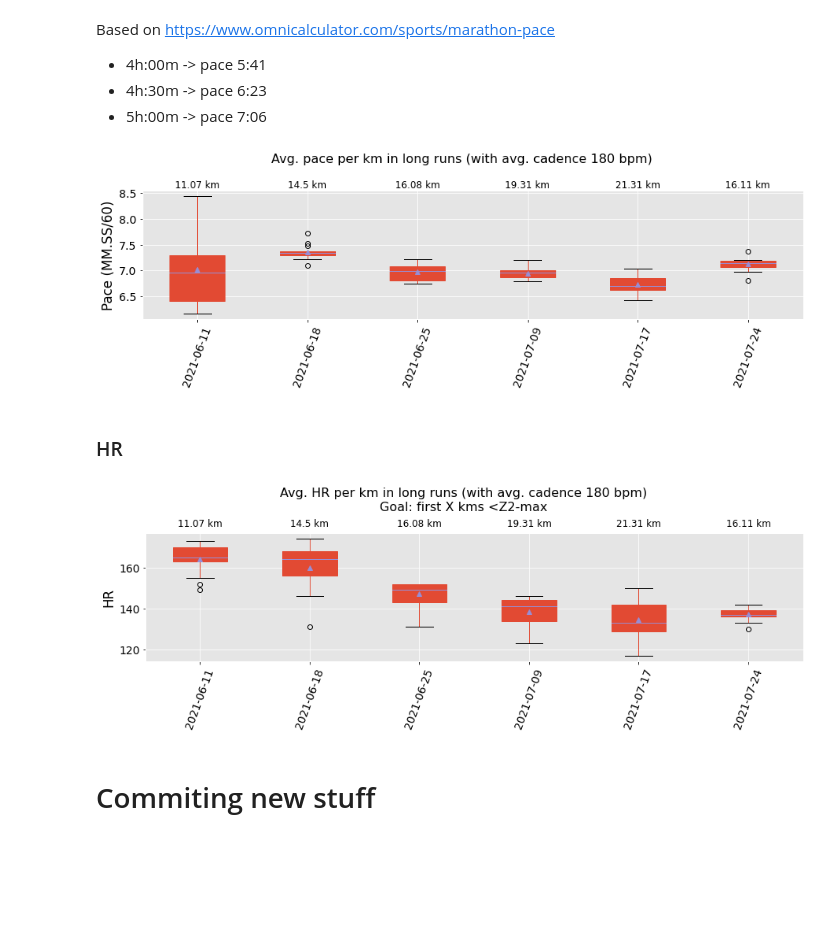
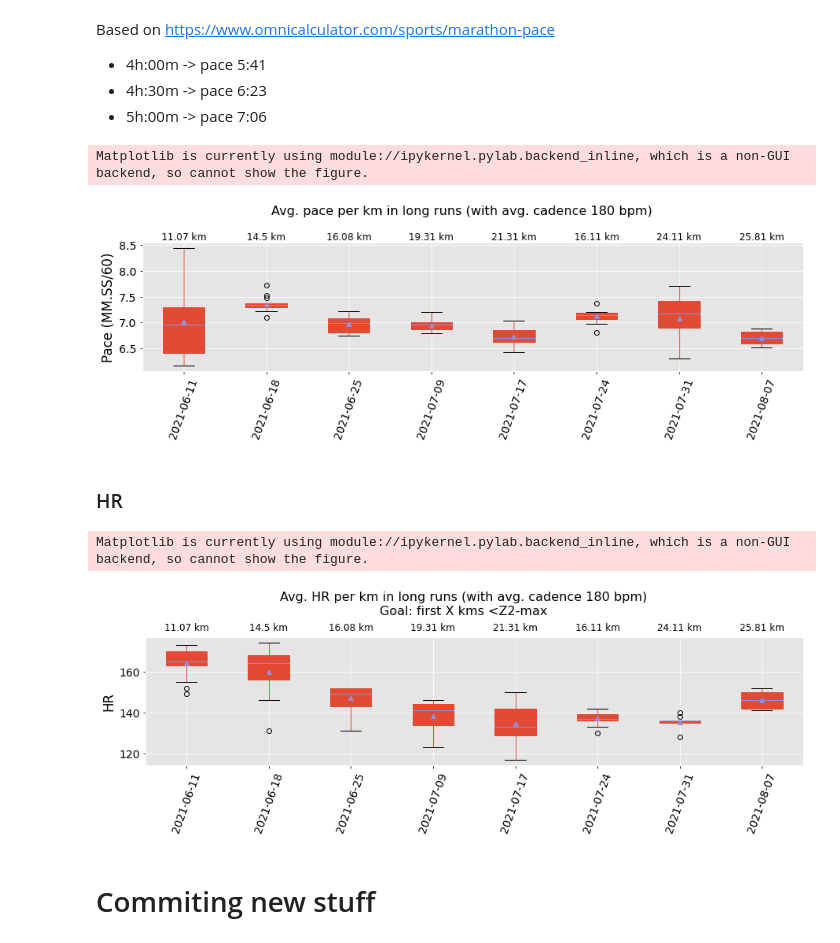
Before and after one commit to jjsantanna/my_health_stats, a Jupyter notebook: my_health_stats.ipynb, the cells around one changed output. Cells and saved outputs as stored; diff of their text form; code cells hidden in the pictures; blank space fills up the shorter version.

```diff
--- a/my_health_stats.ipynb
+++ b/my_health_stats.ipynb
@@ -568,6 +576,8 @@ df_20210625 = pd.read_csv("data/20210625.csv",decimal=',')
 df_20210709 = pd.read_csv("data/20210709.csv",decimal=',')
 df_20210717 = pd.read_csv("data/20210717.csv",decimal=',')
 df_20210724 = pd.read_csv("data/20210724.csv",decimal=',')
+df_20210731 = pd.read_csv("data/20210731.csv",decimal=',')
+df_20210807 = pd.read_csv("data/20210807.csv",decimal=',')
 # %% [markdown]
 ## Pace
 # %% [markdown]
@@ -603,13 +615,16 @@ ax.text(3, y_position, str(df_20210625.iloc[-1]['Distance'])+' km', transform=ax
 ax.text(4, y_position, str(df_20210709.iloc[-1]['Distance'])+' km', transform=ax.transData, **style,ha='center')
 ax.text(5, y_position, str(df_20210717.iloc[-1]['Distance'])+' km', transform=ax.transData, **style,ha='center')
 ax.text(6, y_position, str(df_20210724.iloc[-1]['Distance'])+' km', transform=ax.transData, **style,ha='center')
+ax.text(7, y_position, str(df_20210731.iloc[-1]['Distance'])+' km', transform=ax.transData, **style,ha='center')
+ax.text(8, y_position, str(df_20210807.iloc[-1]['Distance'])+' km', transform=ax.transData, **style,ha='center')
 
 plt.setp(ax.xaxis.get_majorticklabels(), rotation=70 )
 
 fig.show()
 fig.savefig('assets/pace_boxplot.png', bbox_inches='tight',format='png', dpi=800, transparent=True)
 # %% [output]
+Matplotlib is currently using module://ipykernel.pylab.backend_inline, which is a non-GUI backend, so cannot show the figure.
-[figure, old version]
+[figure, new version]
 # %% [markdown]
 ### HR
 # %%
@@ -620,32 +635,37 @@ df_hr['2021-06-25'] = df_20210625['Avg HR']
 df_hr['2021-07-09'] = df_20210709['Avg HR']
 df_hr['2021-07-17'] = df_20210717['Avg HR']
 df_hr['2021-07-24'] = df_20210724['Avg HR']
+df_hr['2021-07-31'] = df_20210731['Avg HR']
+df_hr['2021-08-07'] = df_20210807['Avg HR']
 # %%
 fig = plt.figure(figsize=(15, 3))
 fig.suptitle('Avg. HR per km in long runs (with avg. cadence 180 bpm)\nGoal: first X kms <Z2-max', fontsize=16,y=1.15)
 ax = plt.subplot2grid((1,1), (0,0))
 
 df_hr.plot(kind='box',ax=ax,showmeans=True,patch_artist=True)
 
 ax.set_ylabel("HR")
 
 # ANNOTATIONS
 style = dict(size=12, color='black')
 y_position = 180
 ax.text(1, y_position, str(df_20210611.iloc[-1]['Distance'])+' km', transform=ax.transData, **style,ha='center')
 ax.text(2, y_position, str(df_20210618.iloc[-1]['Distance'])+' km', transform=ax.transData, **style,ha='center')
 ax.text(3, y_position, str(df_20210625.iloc[-1]['Distance'])+' km', transform=ax.transData, **style,ha='center')
 ax.text(4, y_position, str(df_20210709.iloc[-1]['Distance'])+' km', transform=ax.transData, **style,ha='center')
 ax.text(5, y_position, str(df_20210717.iloc[-1]['Distance'])+' km', transform=ax.transData, **style,ha='center')
 ax.text(6, y_position, str(df_20210724.iloc[-1]['Distance'])+' km', transform=ax.transData, **style,ha='center')
+ax.text(7, y_position, str(df_20210731.iloc[-1]['Distance'])+' km', transform=ax.transData, **style,ha='center')
+ax.text(8, y_position, str(df_20210807.iloc[-1]['Distance'])+' km', transform=ax.transData, **style,ha='center')
 
 
 plt.setp(ax.xaxis.get_majorticklabels(), rotation=70 )
 
 fig.show()
 fig.savefig('assets/hr_boxplot.png', bbox_inches='tight',format='png', dpi=800, transparent=True)
 # %% [output]
+Matplotlib is currently using module://ipykernel.pylab.backend_inline, which is a non-GUI backend, so cannot show the figure.
-[figure, old version]
+[figure, new version]
 # %% [markdown]
 # Commiting new stuff
 # %%
```
Also changed, not shown: parts of 23 cells of this notebook, 4 other files.
